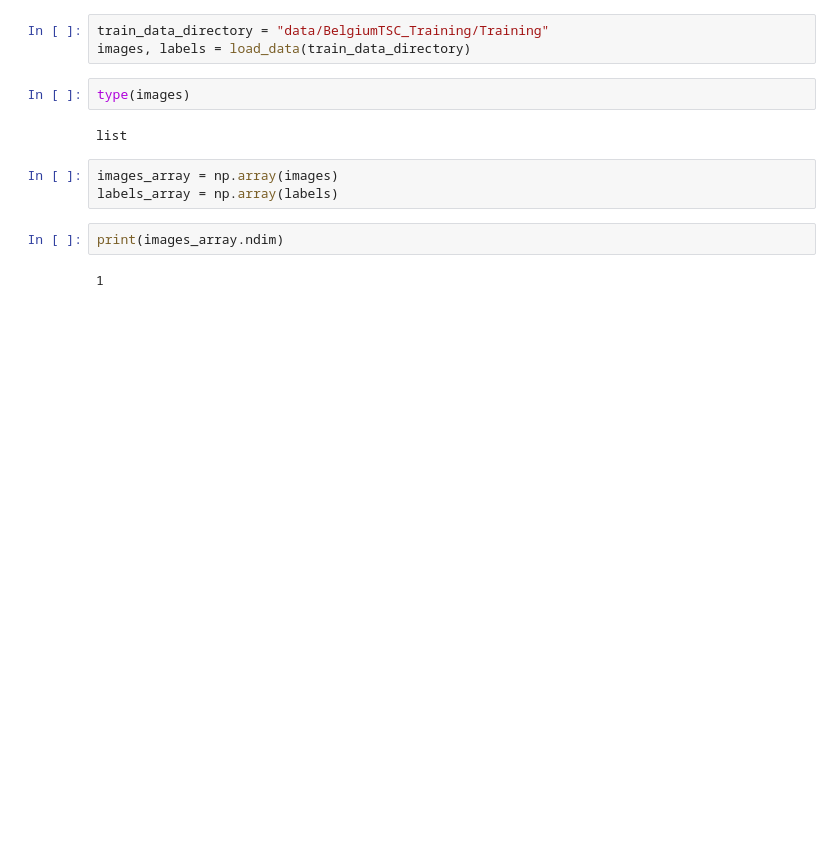
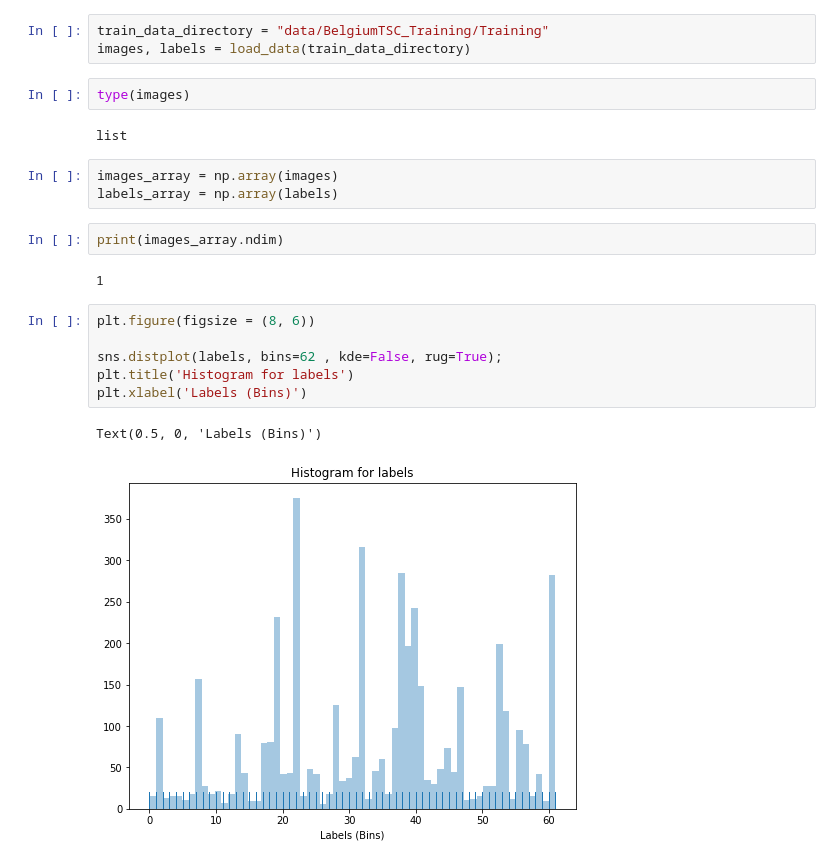
Before and after one commit to sidhant-guliani/TrafficSign_Analysis_CNN, a Jupyter notebook: traffic_signals.ipynb, the cells around one changed output. Saved outputs shown, nothing was run; the diff lists cells and outputs as text; blank space fills up the shorter version.

```diff
--- a/traffic_signals.ipynb
+++ b/traffic_signals.ipynb
@@ -46,3 +47,12 @@ labels_array = np.array(labels)
 print(images_array.ndim)
 # %% [output]
 1
+# %%
+plt.figure(figsize = (8, 6))
+
+sns.distplot(labels, bins=62 , kde=False, rug=True);
+plt.title('Histogram for labels')
+plt.xlabel('Labels (Bins)')
+# %% [output]
+Text(0.5, 0, 'Labels (Bins)')
+[figure, added]
```
Also changed, not shown: parts of 10 cells of this notebook.
